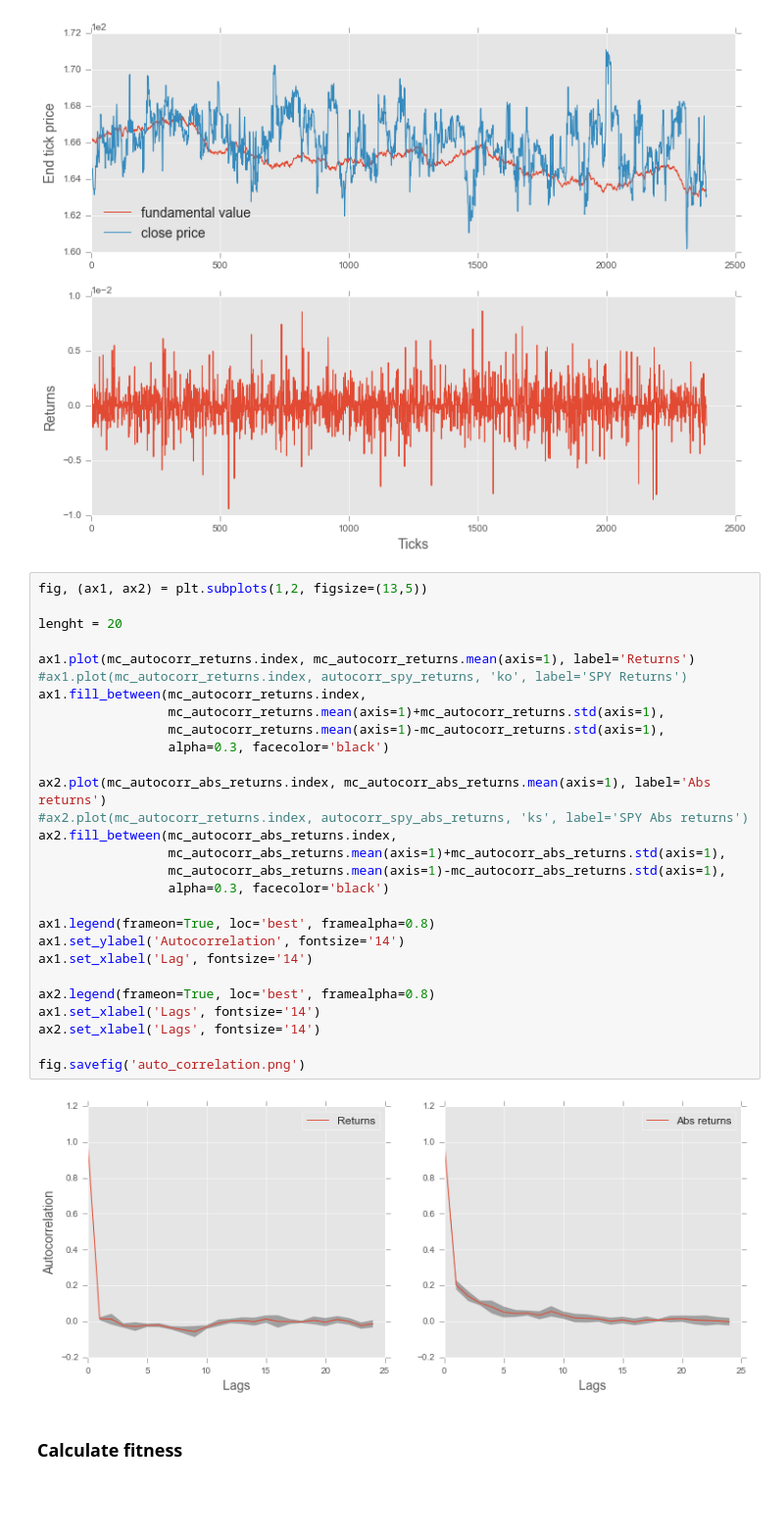
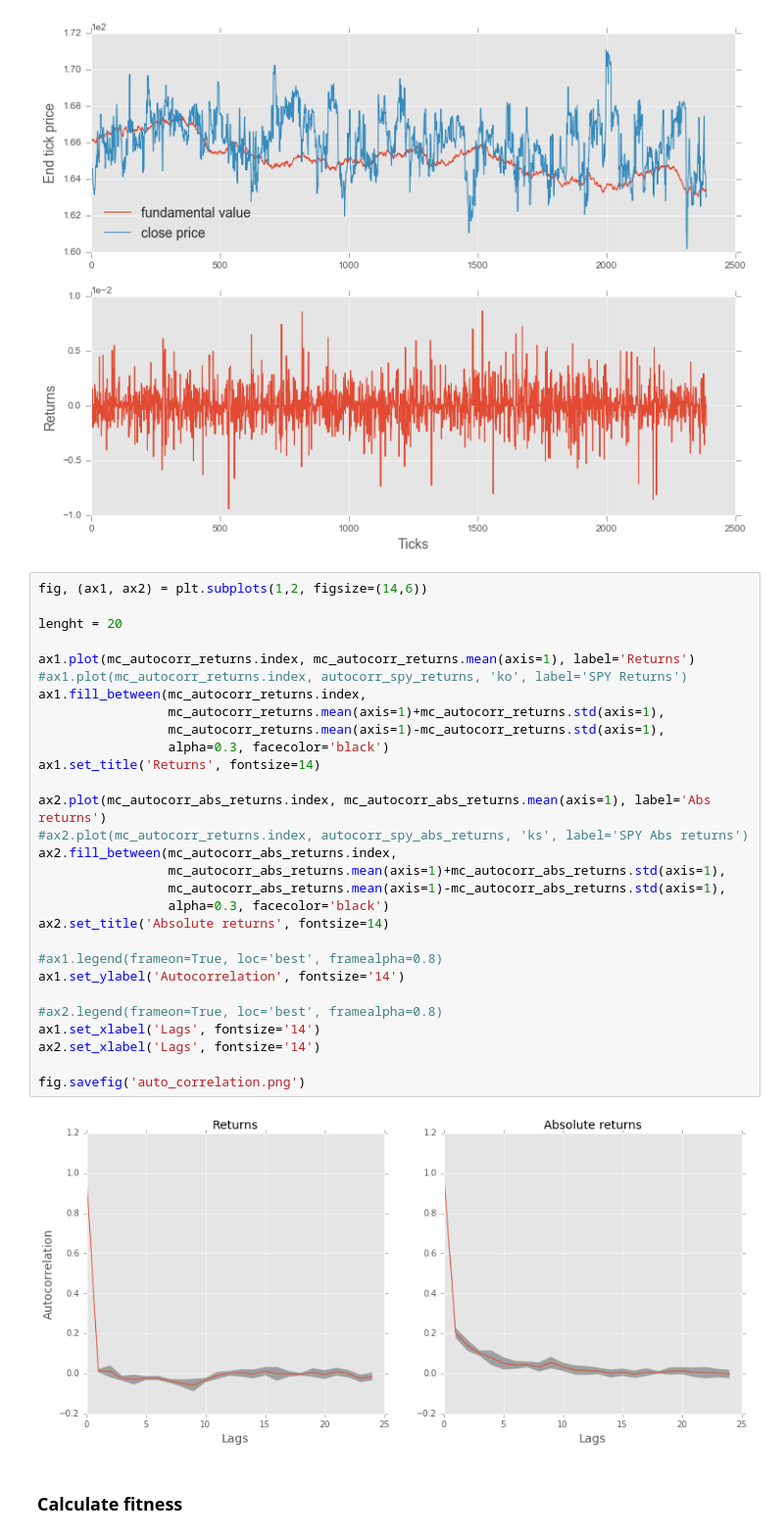
Before and after one commit to joerischasfoort/sim-fin-abm, a Jupyter notebook: Model_dynamics_and_horse_race.ipynb, the cells around one changed output. Shown at 98% size. Cells and saved outputs as stored; diff of their text form; blank space fills up the shorter version.

```diff
--- a/Model_dynamics_and_horse_race.ipynb
+++ b/Model_dynamics_and_horse_race.ipynb
@@ -136,35 +136,36 @@ fig.savefig('model_dynamics.png')
 # %% [output]
 [figure]
 # %%
-fig, (ax1, ax2) = plt.subplots(1,2, figsize=(13,5))
+fig, (ax1, ax2) = plt.subplots(1,2, figsize=(14,6))
 
 lenght = 20
 
 ax1.plot(mc_autocorr_returns.index, mc_autocorr_returns.mean(axis=1), label='Returns')
 #ax1.plot(mc_autocorr_returns.index, autocorr_spy_returns, 'ko', label='SPY Returns')
 ax1.fill_between(mc_autocorr_returns.index,
                  mc_autocorr_returns.mean(axis=1)+mc_autocorr_returns.std(axis=1),
                  mc_autocorr_returns.mean(axis=1)-mc_autocorr_returns.std(axis=1),
                  alpha=0.3, facecolor='black')
+ax1.set_title('Returns', fontsize=14)
 
 ax2.plot(mc_autocorr_abs_returns.index, mc_autocorr_abs_returns.mean(axis=1), label='Abs returns')
 #ax2.plot(mc_autocorr_returns.index, autocorr_spy_abs_returns, 'ks', label='SPY Abs returns')
 ax2.fill_between(mc_autocorr_abs_returns.index,
                  mc_autocorr_abs_returns.mean(axis=1)+mc_autocorr_abs_returns.std(axis=1),
                  mc_autocorr_abs_returns.mean(axis=1)-mc_autocorr_abs_returns.std(axis=1),
                  alpha=0.3, facecolor='black')
+ax2.set_title('Absolute returns', fontsize=14)
 
-ax1.legend(frameon=True, loc='best', framealpha=0.8)
+#ax1.legend(frameon=True, loc='best', framealpha=0.8)
 ax1.set_ylabel('Autocorrelation', fontsize='14')
-ax1.set_xlabel('Lag', fontsize='14')
 
-ax2.legend(frameon=True, loc='best', framealpha=0.8)
+#ax2.legend(frameon=True, loc='best', framealpha=0.8)
 ax1.set_xlabel('Lags', fontsize='14')
 ax2.set_xlabel('Lags', fontsize='14')
 
 fig.savefig('auto_correlation.png')
 # %% [output]
-[figure, old version]
+[figure, new version]
 # %% [markdown]
 ### Calculate fitness
 # %%
```
Also changed, not shown: parts of 1 cell of this notebook, 11 other files.
